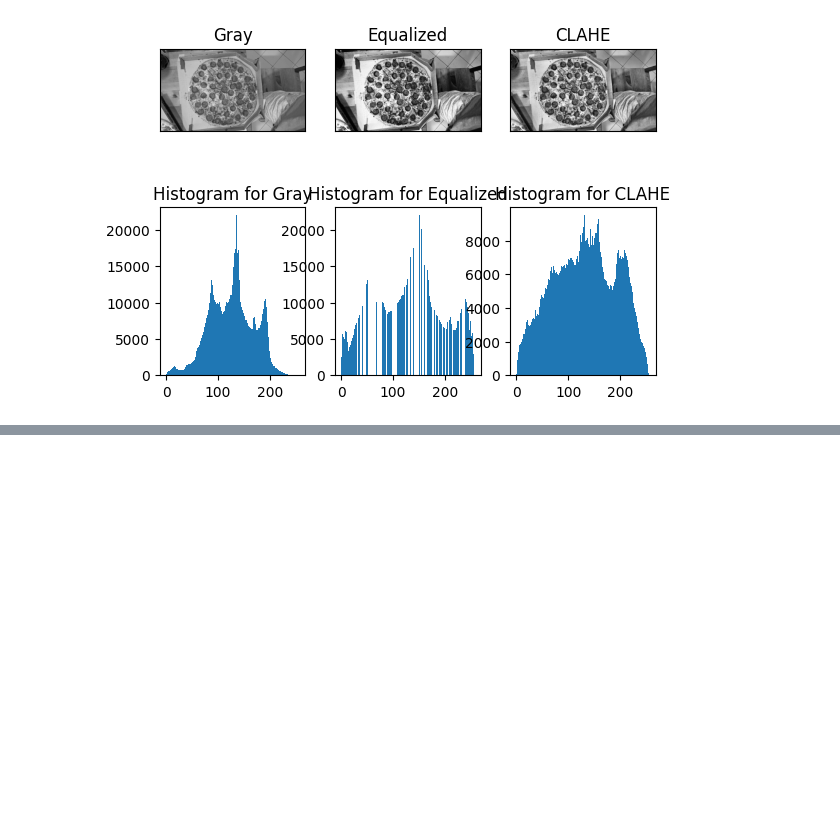
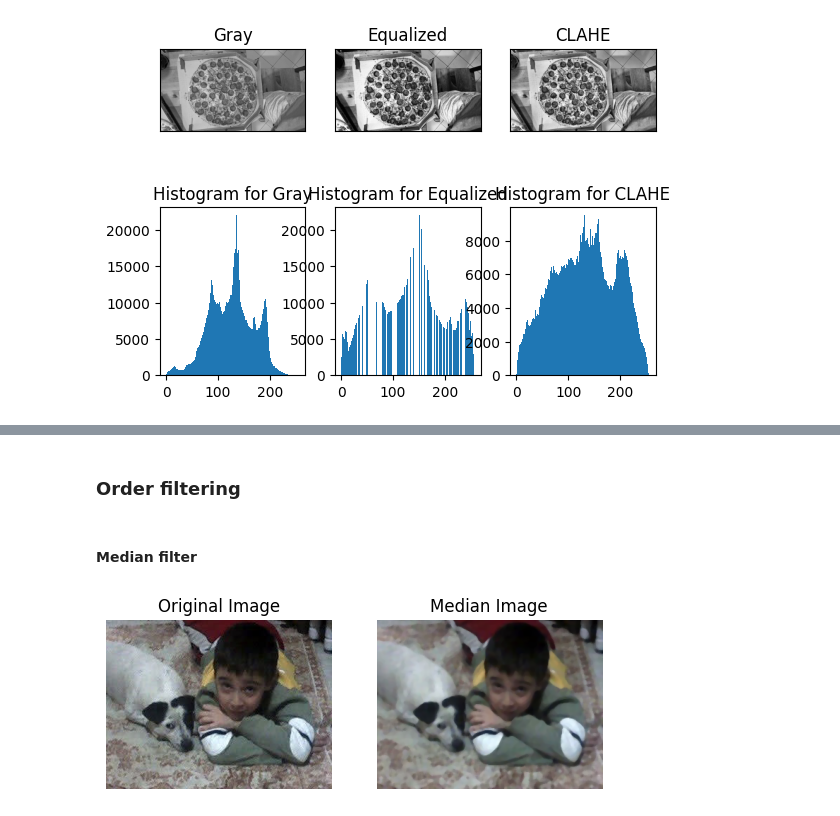
Before and after one commit to danieleavolio/Learning-Based-Multimedia-Processing, a Jupyter notebook: Lab/lab3/lab3.ipynb, the cells around one changed output, grey strips where cells are left out. Cells and saved outputs as stored; diff of their text form; code cells hidden in the pictures; blank space fills up the shorter version.

```diff
--- a/Lab/lab3/lab3.ipynb
+++ b/Lab/lab3/lab3.ipynb
@@ -146,0 +247,27 @@ plt.show()
+# %% [markdown]
+### Order filtering
+# %% [markdown]
+#### Median filter
+# %%
+# use medianBlur()
+
+me_and_max = cv2.imread(filename="meandmax.jpg")
+
+# Apply median filter
+median = cv2.medianBlur(me_and_max, 5)
+
+# show both imags
+plt.figure()
+plt.subplot(1, 2, 1)
+plt.imshow(cv2.cvtColor(me_and_max, cv2.COLOR_BGR2RGB))
+plt.title('Original Image')
+plt.axis('off')
+
+plt.subplot(1, 2, 2)
+plt.imshow(cv2.cvtColor(median, cv2.COLOR_BGR2RGB))
+plt.title('Median Image')
+plt.axis('off')
+
+plt.show()
+# %% [output]
+[figure, added]
```
Also changed, not shown: parts of 18 cells of this notebook, 8 other files.
